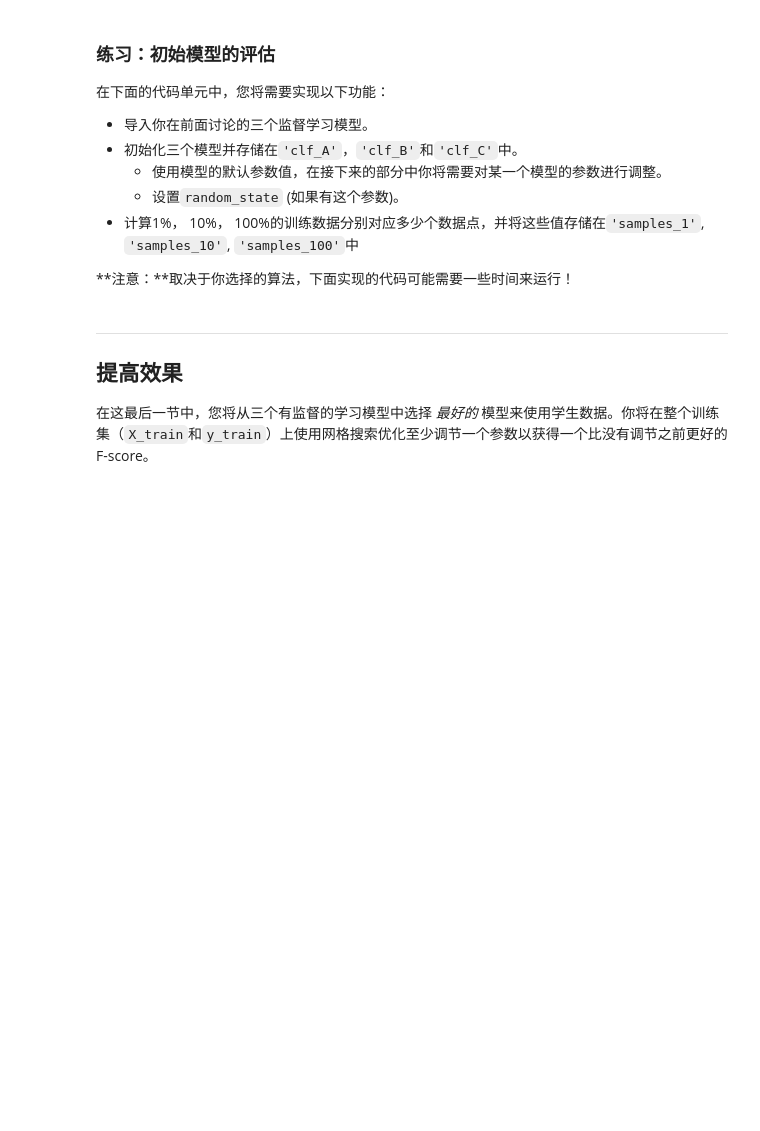
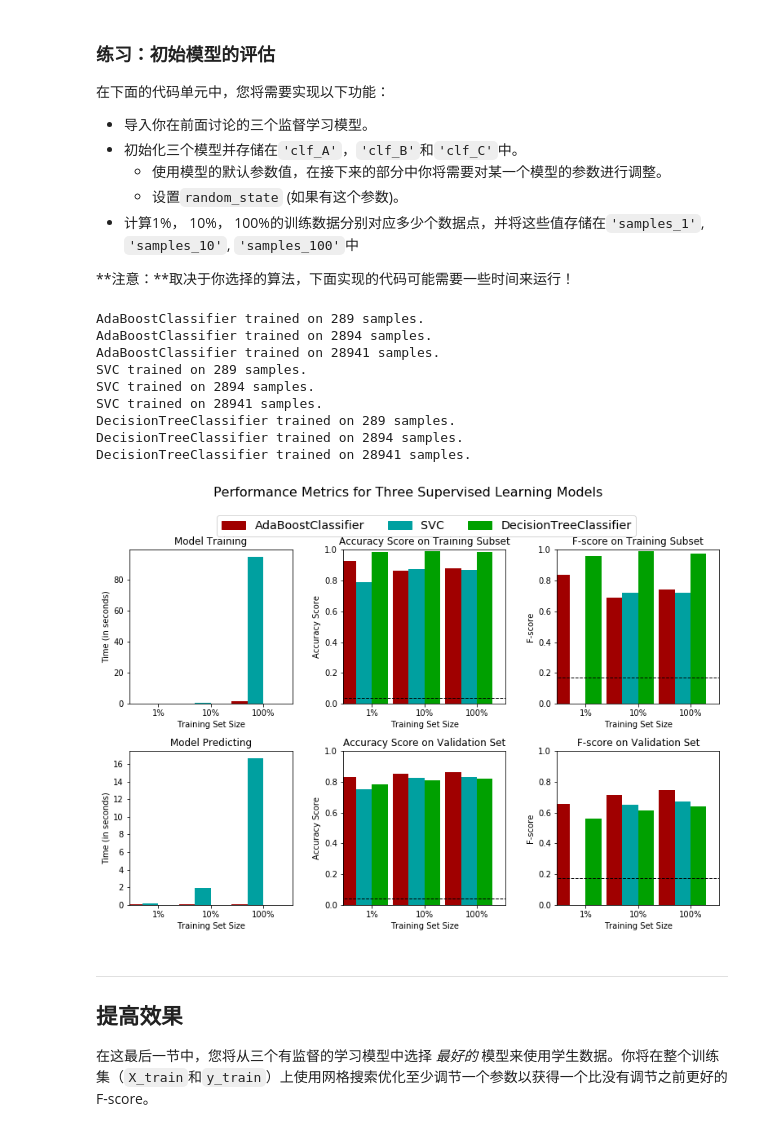
Before and after one commit to StevenHGuo/Udacity-ML-In-Action, a Jupyter notebook: finding_donors-master/finding_donors.ipynb, the cells around one changed output. Cells and saved outputs as stored; diff of their text form; code cells hidden in the pictures; blank space fills up the shorter version.

```diff
--- a/finding_donors-master/finding_donors.ipynb
+++ b/finding_donors-master/finding_donors.ipynb
@@ -462,35 +462,39 @@ def train_predict(learner, sample_size, X_train, y_train, X_val, y_val):
     results = {}
 
     # TODO：使用sample_size大小的训练数据来拟合学习器
+    # 验证数据大小是否超标
     # TODO: Fit the learner to the training data using slicing with 'sample_size'
     start = time() # 获得程序开始时间
-    learner = None
+    # 获取指定数据的索引值
+    learner = learner.fit(X_train[:sample_size], y_train[:sample_size])
     end = time() # 获得程序结束时间
 
     # TODO：计算训练时间
-    results['train_time'] = None
+    results['train_time'] = end - start
 
     # TODO: 得到在验证集上的预测值
     #       然后得到对前300个训练数据的预测结果
+    pred_train_datasize = 300
+
     start = time() # 获得程序开始时间
-    predictions_val = None
-    predictions_train = None
+    predictions_val = learner.predict(X_val)
+    predictions_train = learner.predict(X_train[:pred_train_datasize])
     end = time() # 获得程序结束时间
 
     # TODO：计算预测用时
-    results['pred_time'] = None
+    results['pred_time'] = end - start
 
     # TODO：计算在最前面的300个训练数据的准确率
-    results['acc_train'] = None
+    results['acc_train'] = accuracy_score( y_train[:pred_train_datasize], predictions_train )
 
     # TODO：计算在验证上的准确率
-    results['acc_val'] = None
+    results['acc_val'] = accuracy_score( y_val , predictions_val )
 
     # TODO：计算在最前面300个训练数据上的F-score
-    results['f_train'] = None
+    results['f_train'] = fbeta_score( y_train[:pred_train_datasize], predictions_train, 0.5 )
 
     # TODO：计算验证集上的F-score
-    results['f_val'] = None
+    results['f_val'] = fbeta_score( y_val, predictions_val, 0.5 )
 
     # 成功
     print "{} trained on {} samples.".format(learner.__class__.__name__, sample_size)
@@ -509,27 +513,43 @@ def train_predict(learner, sample_size, X_train, y_train, X_val, y_val):
 **注意：**取决于你选择的算法，下面实现的代码可能需要一些时间来运行！
 # %%
 # TODO：从sklearn中导入三个监督学习模型
+from sklearn.svm import SVC
+from sklearn.ensemble import AdaBoostClassifier as adaBoost
+from sklearn.tree import DecisionTreeClassifier as deciTree
 
 # TODO：初始化三个模型
-clf_A = None
-clf_B = None
-clf_C = None
+clf_A = adaBoost(random_state  = 500)
+clf_B = SVC(random_state  = 500)
+clf_C = deciTree(random_state = 500)
 
 # TODO：计算1%， 10%， 100%的训练数据分别对应多少点
-samples_1 = None
-samples_10 = None
-samples_100 = None
+samples_100 = len(y_train)
+samples_10 = int(samples_100 * 0.1)
+samples_1 = int(samples_100 * 0.01)
+
+
 
 # 收集学习器的结果
 results = {}
 for clf in [clf_A, clf_B, clf_C]:
     clf_name = clf.__class__.__name__
     results[clf_name] = {}
     for i, samples in enumerate([samples_1, samples_10, samples_100]):
         results[clf_name][i] = train_predict(clf, samples, X_train, y_train, X_val, y_val)
 
 # 对选择的三个模型得到的评价结果进行可视化
 vs.evaluate(results, accuracy, fscore)
+# %% [output]
+AdaBoostClassifier trained on 289 samples.
+AdaBoostClassifier trained on 2894 samples.
+AdaBoostClassifier trained on 28941 samples.
+SVC trained on 289 samples.
+SVC trained on 2894 samples.
+SVC trained on 28941 samples.
+DecisionTreeClassifier trained on 289 samples.
+DecisionTreeClassifier trained on 2894 samples.
+DecisionTreeClassifier trained on 28941 samples.
+[figure, added]
 # %% [markdown]
 ----
 ## 提高效果
```
Also changed, not shown: parts of 16 cells of this notebook.
